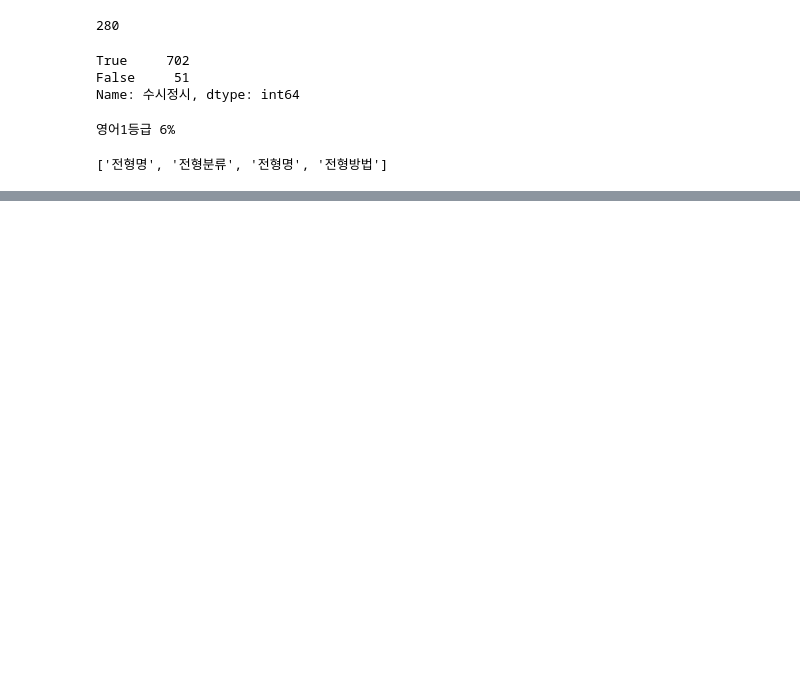
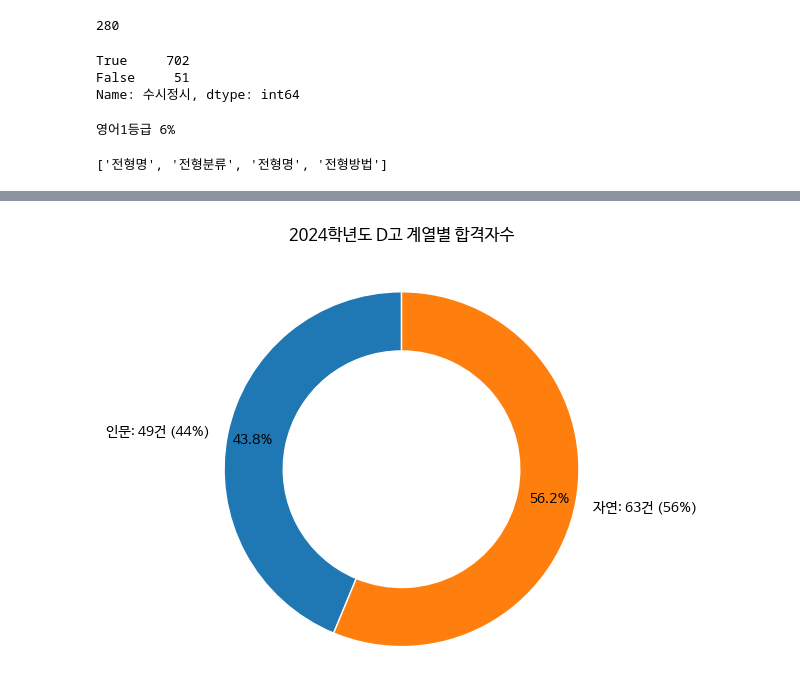
Before and after one commit to ecloguehwang/HSS, a Jupyter notebook: 합불자료정리_2024학년도D고입시.ipynb, the cells around one changed output, grey strips where cells are left out. Saved outputs shown, nothing was run; the diff lists cells and outputs as text; code cells hidden in the pictures; blank space fills up the shorter version.

```diff
--- a/합불자료정리_2024학년도D고입시.ipynb
+++ b/합불자료정리_2024학년도D고입시.ipynb
@@ -1536,6 +1337,0 @@ df.tail(1)
-# %%
-#matplotlib에서 한글구현
-plt.rc('font', family='NanumBarunGothic')
-
-#그래프 마이너스 기호 깨짐 방지
-plt.rcParams['axes.unicode_minus'] = False
@@ -1700,0 +1361,33 @@ print(tabulate(result, headers='keys', tablefmt='plain', showindex=False))
+# %%
+import matplotlib.pyplot as plt
+
+
+
+# 계열별 합격자수 - 공통, 예체능을 인문으로 통합
+from tabulate import tabulate
+
+# 지역, 최종, ace대학 제외
+df_4year = df[(df.최종 == '합') & ~(df.대학.str.contains("대학교"))].copy()
+
+# Combine '공통' and '예체능' into '인문' 계열
+df_4year['계열'] = df_4year['계열'].replace(['공통', '예체능'], '인문')
+
+# Group by '계열' and calculate the ratio
+result = df_4year.groupby('계열').size().reset_index(name='합격자(건)')
+result['비율(%)'] = (result['합격자(건)'] / result['합격자(건)'].sum() * 100).round(0).astype(int)  # Round to the nearest integer
+
+# Rename the columns
+result = result.rename(columns={'계열': '계열', '합격자(건)': '합격자(건)', '비율(%)': '비율(%)'})
+
+
+
+# 시각화 부분 수정
+fig, ax = plt.subplots()
+ax.pie(result['합격자(건)'], labels=result['계열'] + ': ' + result['합격자(건)'].astype(str) + '건 (' + result['비율(%)'].astype(str) + '%)', startangle=90, radius=1.2, autopct='%1.1f%%', pctdistance=0.85, wedgeprops=dict(width=0.4, edgecolor='w'))
+
+# 제목 추가
+plt.title('2024학년도 D고 계열별 합격자수', y=1.1)
+
+plt.show()
+# %% [output]
+[figure, added]
```
Also changed, not shown: parts of 33 cells of this notebook.
